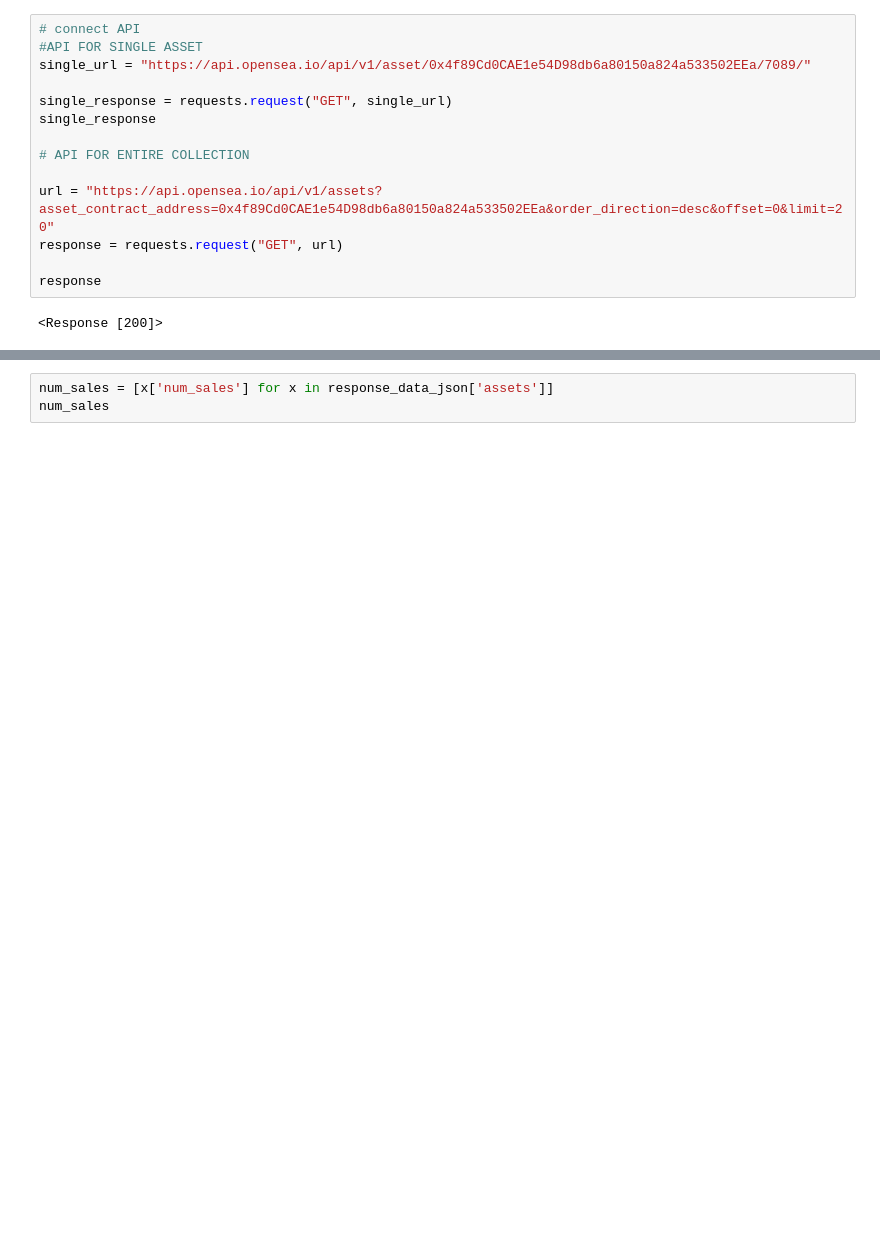
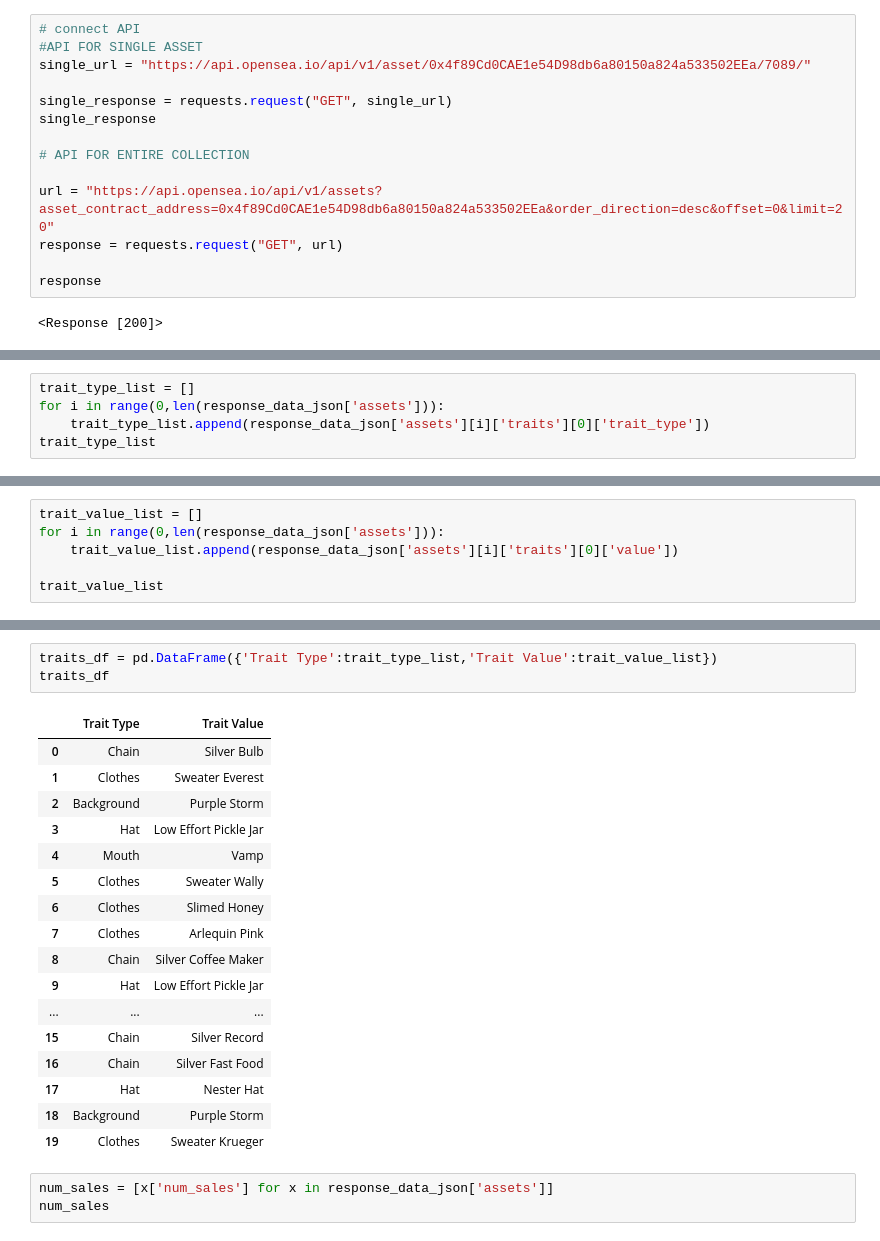
Before and after one commit to amr8808/Project1, a Jupyter notebook: Project1_API.ipynb, the cells around one changed output, grey strips where cells are left out. Saved outputs shown, nothing was run; the diff lists cells and outputs as text; blank space fills up the shorter version.

```diff
--- a/Project1_API.ipynb
+++ b/Project1_API.ipynb
@@ -35,0 +54,5 @@ response_data_json
+# %%
+trait_type_list = []
+for i in range(0,len(response_data_json['assets'])):
+    trait_type_list.append(response_data_json['assets'][i]['traits'][0]['trait_type'])
+trait_type_list
@@ -35,0 +61,6 @@ response_data_json
+# %%
+trait_value_list = []
+for i in range(0,len(response_data_json['assets'])):
+    trait_value_list.append(response_data_json['assets'][i]['traits'][0]['value'])
+
+trait_value_list
@@ -36,3 +88,24 @@ response_data_json
+# %%
+traits_df = pd.DataFrame({'Trait Type':trait_type_list,'Trait Value':trait_value_list})
+traits_df
+# %% [output]
+|  | Trait Type | Trait Value |
+| 0 | Chain | Silver Bulb |
+| 1 | Clothes | Sweater Everest |
+| 2 | Background | Purple Storm |
+| 3 | Hat | Low Effort Pickle Jar |
+| 4 | Mouth | Vamp |
+| 5 | Clothes | Sweater Wally |
+| 6 | Clothes | Slimed Honey |
+| 7 | Clothes | Arlequin Pink |
+| 8 | Chain | Silver Coffee Maker |
+| 9 | Hat | Low Effort Pickle Jar |
+| ... | ... | ... |
+| 15 | Chain | Silver Record |
+| 16 | Chain | Silver Fast Food |
+| 17 | Hat | Nester Hat |
+| 18 | Background | Purple Storm |
+| 19 | Clothes | Sweater Krueger |
 # %%
 num_sales = [x['num_sales'] for x in response_data_json['assets']]
 num_sales
```
Also changed, not shown: parts of 10 cells of this notebook, 4 other files.
